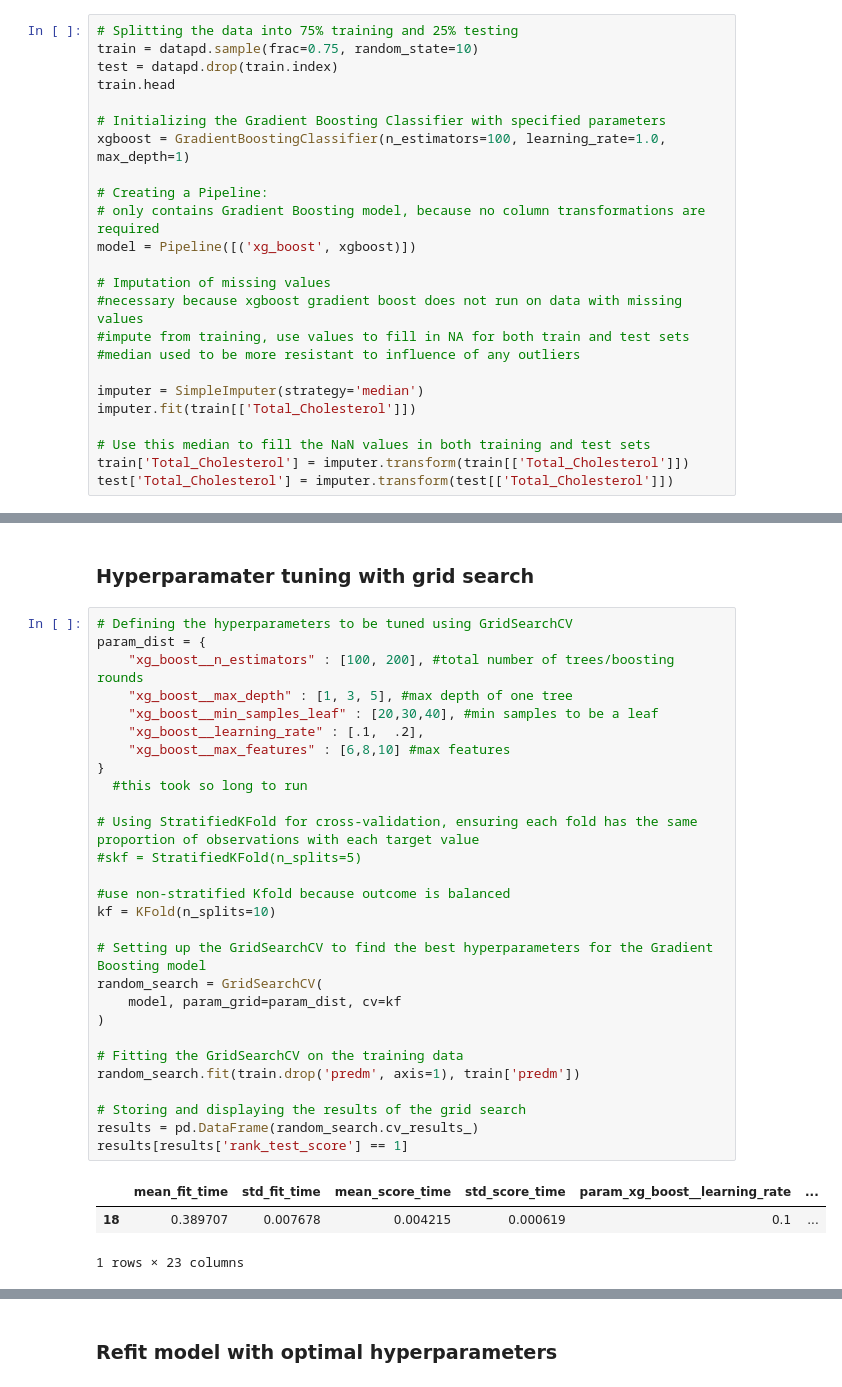
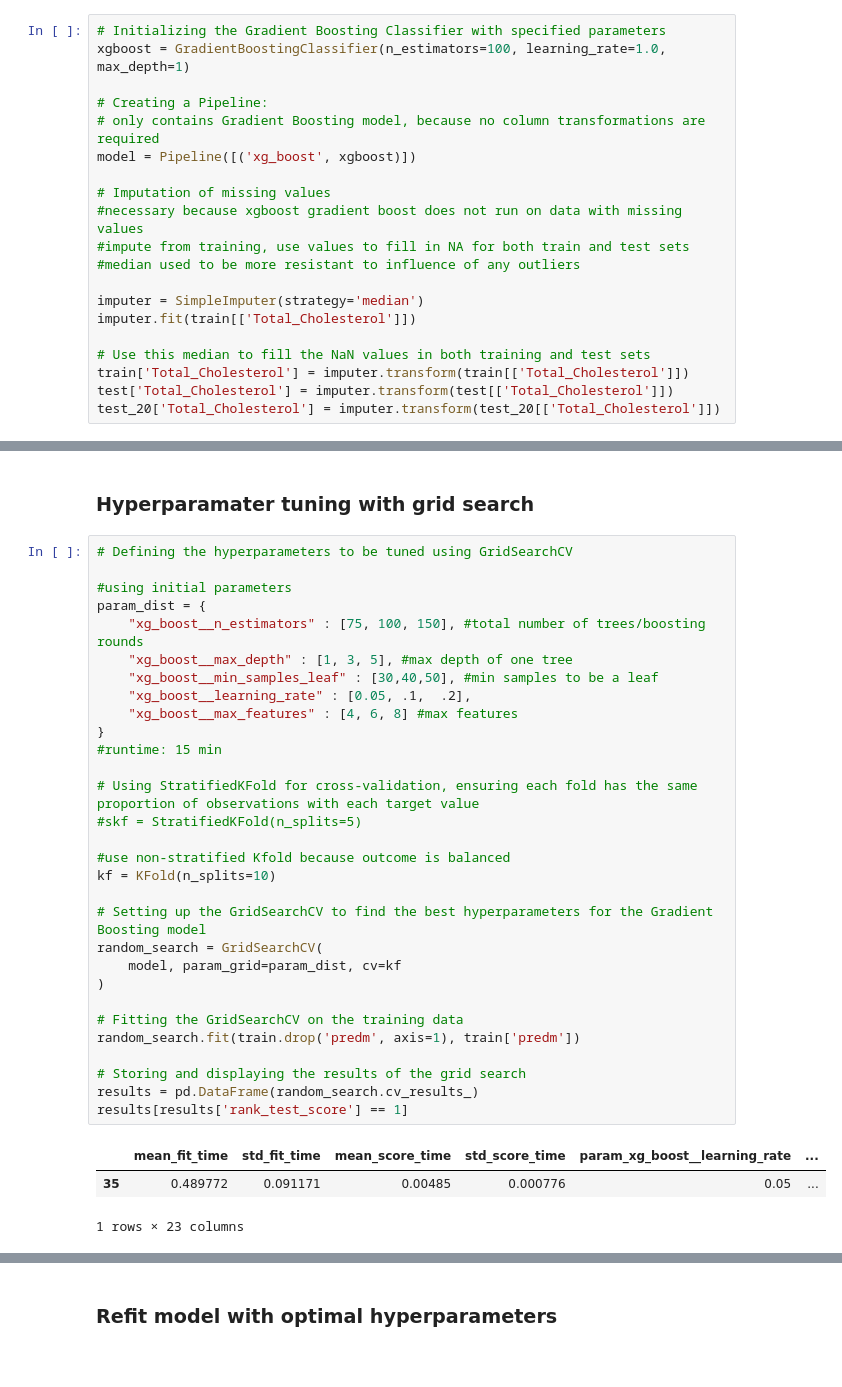
Before and after one commit to lilyzhizhou/Identifying-Prediabetes-ML, a Jupyter notebook: XGboost.ipynb, the cells around one changed output, grey strips where cells are left out. Drawn from its saved outputs; the diff is of its cells as text.

```diff
--- a/XGboost.ipynb
+++ b/XGboost.ipynb
@@ -94,9 +163,4 @@ numerical_columns = [c for c in datapd.columns if c not in categorical_columns a
 # %%
-# Splitting the data into 75% training and 25% testing
-train = datapd.sample(frac=0.75, random_state=10)
-test = datapd.drop(train.index)
-train.head
-
 # Initializing the Gradient Boosting Classifier with specified parameters
 xgboost = GradientBoostingClassifier(n_estimators=100, learning_rate=1.0, max_depth=1)
 
@@ -115,3 +179,4 @@ imputer.fit(train[['Total_Cholesterol']])
 # Use this median to fill the NaN values in both training and test sets
 train['Total_Cholesterol'] = imputer.transform(train[['Total_Cholesterol']])
 test['Total_Cholesterol'] = imputer.transform(test[['Total_Cholesterol']])
+test_20['Total_Cholesterol'] = imputer.transform(test_20[['Total_Cholesterol']])
@@ -153,35 +204,37 @@ accuracy_score(test['predm'], Y_pred)
 ### Hyperparamater tuning with grid search
 # %%
 # Defining the hyperparameters to be tuned using GridSearchCV
+
+#using initial parameters
 param_dist = {
-    "xg_boost__n_estimators" : [100, 200], #total number of trees/boosting rounds
+    "xg_boost__n_estimators" : [75, 100, 150], #total number of trees/boosting rounds
     "xg_boost__max_depth" : [1, 3, 5], #max depth of one tree
-    "xg_boost__min_samples_leaf" : [20,30,40], #min samples to be a leaf
-    "xg_boost__learning_rate" : [.1,  .2],
-    "xg_boost__max_features" : [6,8,10] #max features
+    "xg_boost__min_samples_leaf" : [30,40,50], #min samples to be a leaf
+    "xg_boost__learning_rate" : [0.05, .1,  .2],
+    "xg_boost__max_features" : [4, 6, 8] #max features
 }
-  #this took so long to run
+#runtime: 15 min
 
 # Using StratifiedKFold for cross-validation, ensuring each fold has the same proportion of observations with each target value
 #skf = StratifiedKFold(n_splits=5)
 
 #use non-stratified Kfold because outcome is balanced
 kf = KFold(n_splits=10)
 
 # Setting up the GridSearchCV to find the best hyperparameters for the Gradient Boosting model
 random_search = GridSearchCV(
     model, param_grid=param_dist, cv=kf
 )
 
 # Fitting the GridSearchCV on the training data
 random_search.fit(train.drop('predm', axis=1), train['predm'])
 
 # Storing and displaying the results of the grid search
 results = pd.DataFrame(random_search.cv_results_)
 results[results['rank_test_score'] == 1]
 # %% [output]
 |  | mean_fit_time | std_fit_time | mean_score_time | std_score_time | param_xg_boost__learning_rate | ... |
-| 18 | 0.389707 | 0.007678 | 0.004215 | 0.000619 | 0.1 | ... |
+| 35 | 0.489772 | 0.091171 | 0.00485 | 0.000776 | 0.05 | ... |
 1 rows × 23 columns
 # %%
 # Retrieve the best hyperparameters after Grid Search
```
Also changed, not shown: parts of 11 cells of this notebook.
